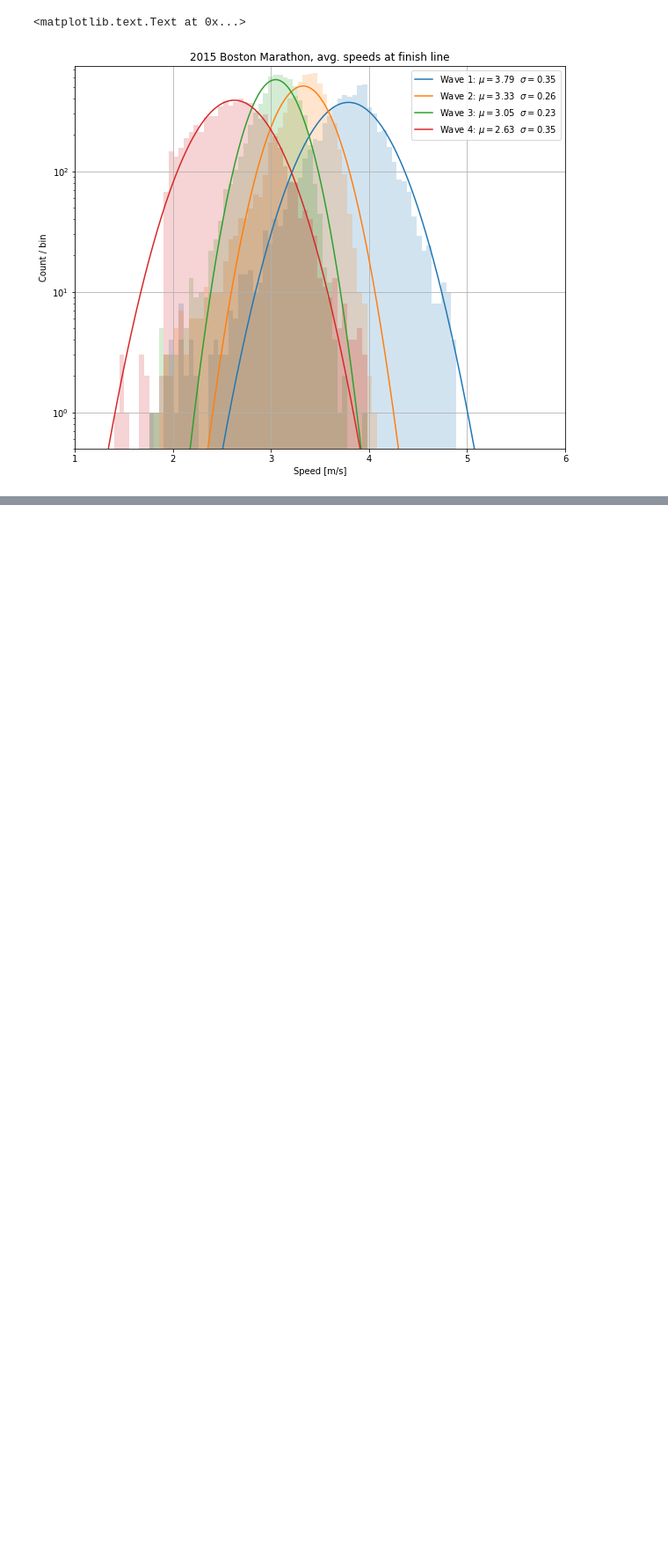
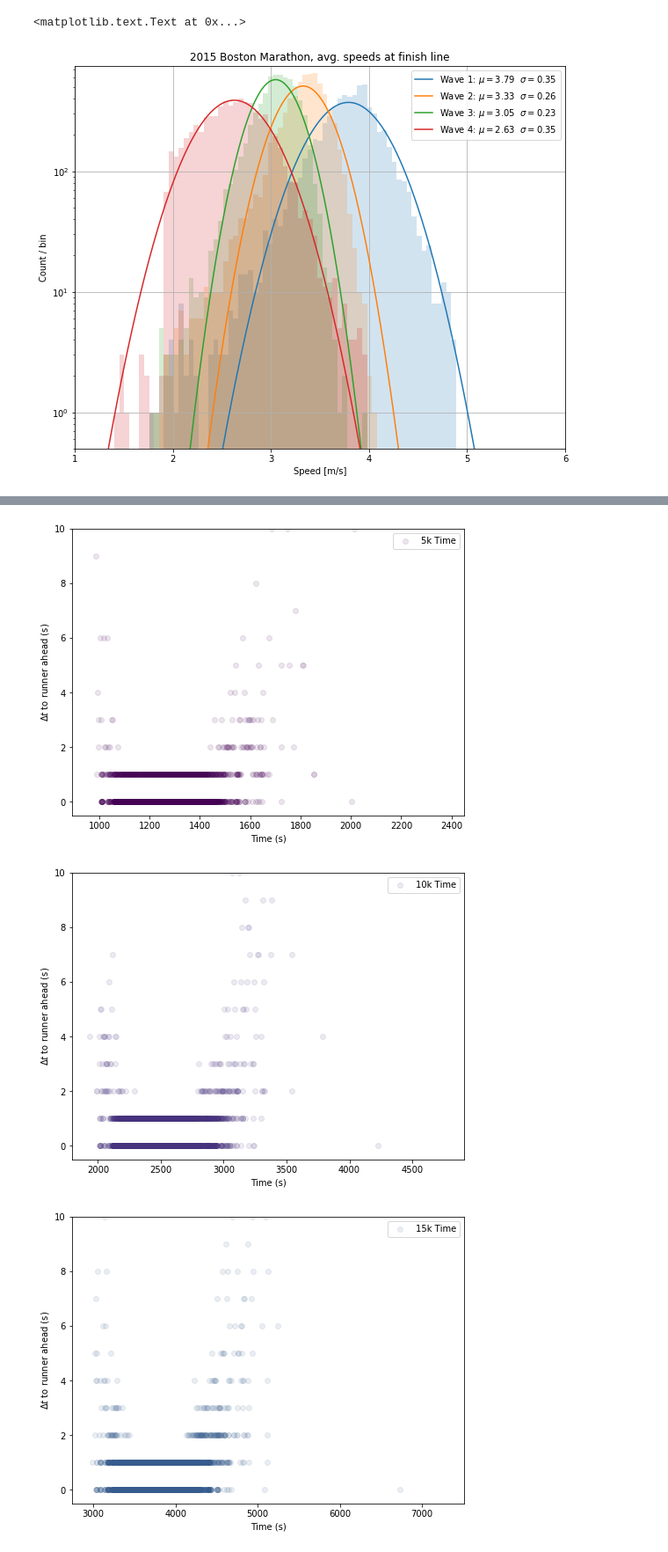
Before and after one commit to cnehrkorn/538riddler-marathon-buddies, a Jupyter notebook: MarathonBuddies_ExtraCredit.ipynb, the cells around one changed output, grey strips where cells are left out. Shown at 88% size. Drawn from its saved outputs; the diff is of its cells as text; code cells hidden in the pictures; blank space fills up the shorter version.

```diff
--- a/MarathonBuddies_ExtraCredit.ipynb
+++ b/MarathonBuddies_ExtraCredit.ipynb
@@ -202,0 +184,26 @@ speeds.value_counts()[speeds.value_counts()>1].sum()
+# %%
+dists = np.linspace(start=5,stop=40,endpoint=True,num=40//5,dtype=int)
+cols = [str(d)+'K_sec' for d in dists]
+
+color_norm = mpl.colors.Normalize(vmin=dists.min(),vmax=dists.max())
+cmap = plt.cm.get_cmap('viridis')
+
+for idx,d in enumerate(dists):
+    f, ax = plt.subplots(figsize=(8,6))
+    times=(df.loc[df['Wave']==1,cols[idx]]).dropna()
+    times.sort_values(inplace=True)
+
+    #bins = np.linspace(0,.01,100)
+    diffs = times.diff(periods=1).abs()
+    leg_txt = '%dk Time' % d
+    ax.scatter(times,diffs,alpha=.1,color=cmap(color_norm(d)),edgecolors=None,label=leg_txt)
+
+    #ax.set_xscale('log')
+    ax.set_ylim([-.5,10])
+    ax.legend()
+    ax.set_xlabel('Time (s)')
+    ax.set_ylabel('$\Delta t$ to runner ahead (s)')
+# %% [output]
+[figure, added]
+[figure, added]
+[figure, added]
```
Also changed, not shown: parts of 17 cells of this notebook, 1 other file.
